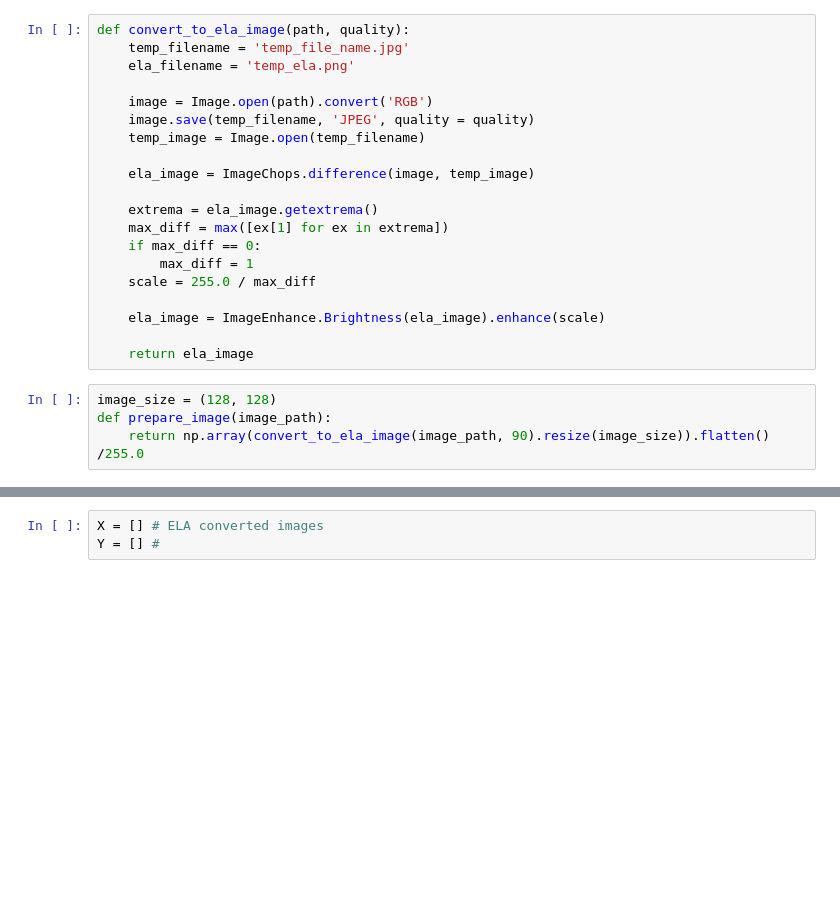
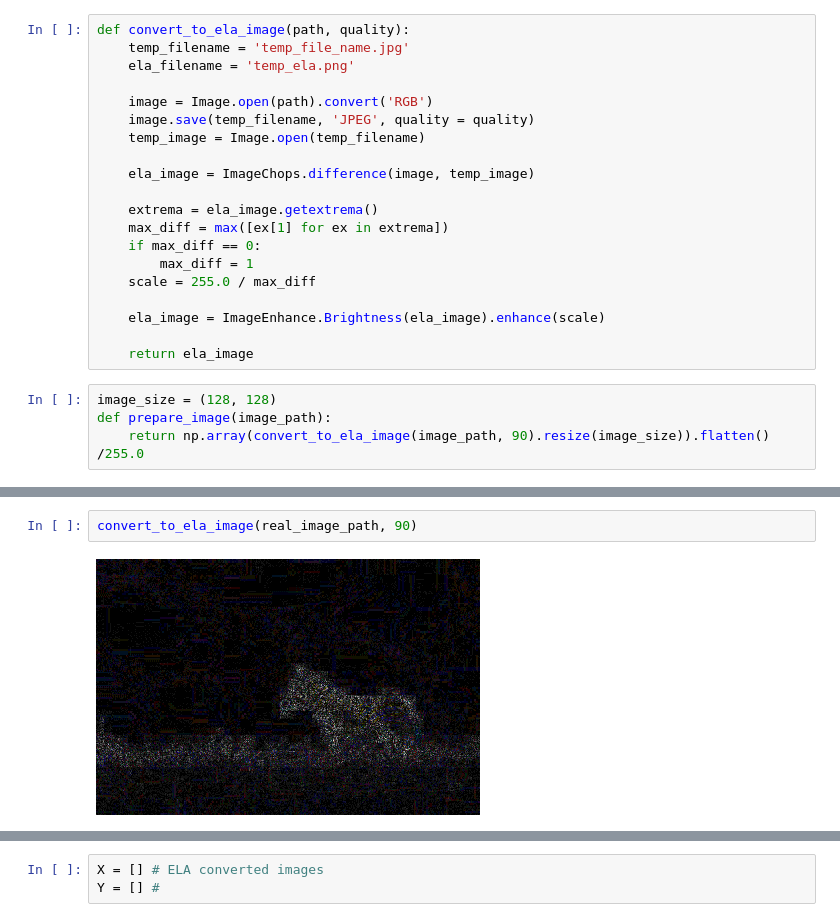
Before and after one commit to longlong892001/longlong892001, a Jupyter notebook: forgery.ipynb, the cells around one changed output, grey strips where cells are left out. Saved outputs shown, nothing was run; the diff lists cells and outputs as text; blank space fills up the shorter version.

```diff
--- a/forgery.ipynb
+++ b/forgery.ipynb
@@ -49,0 +55,4 @@ def prepare_image(image_path):
+# %%
+convert_to_ela_image(real_image_path, 90)
+# %% [output]
+[figure, added]
```
Also changed, not shown: parts of 11 cells of this notebook.
